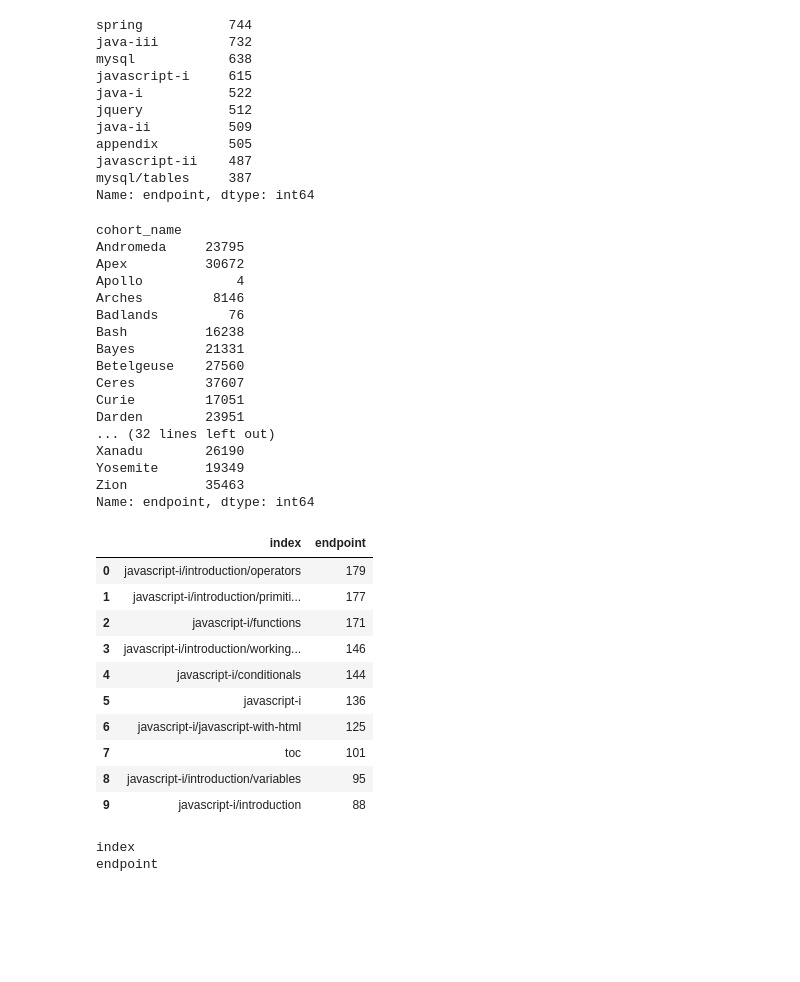
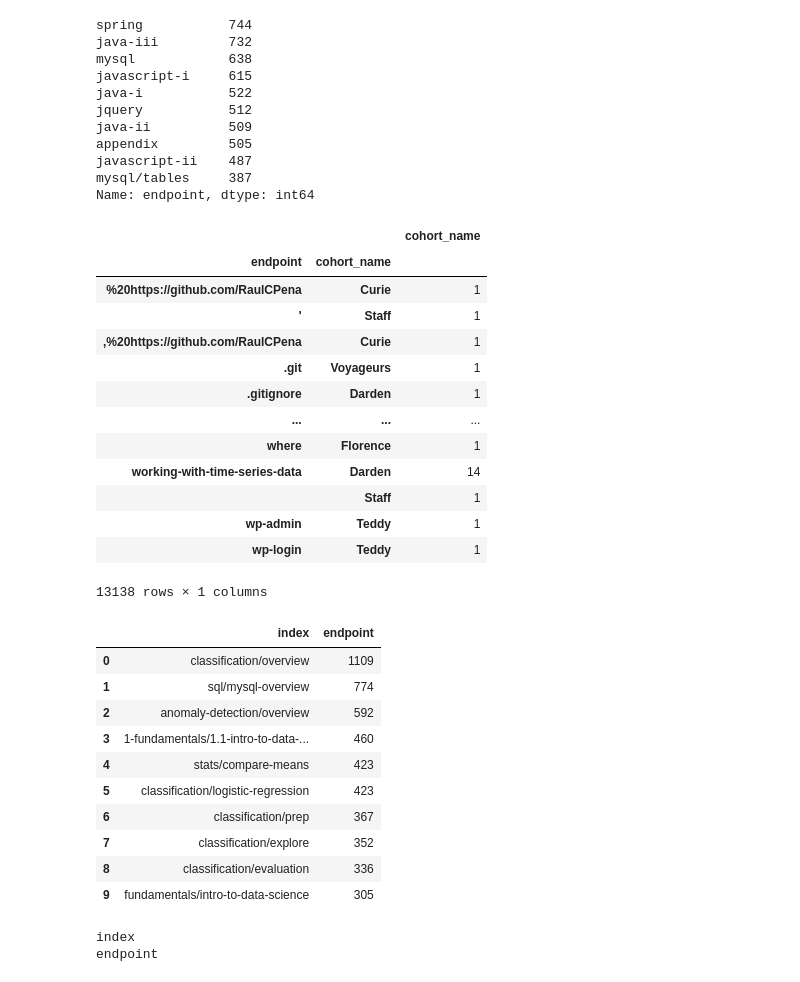
Before and after one commit to anomaly-detection-mini-project/anomaly-detection-project, a Jupyter notebook: anomaly-detection-mini-project.ipynb, the cells around one changed output. Drawn from its saved outputs; the diff is of its cells as text; code cells hidden in the pictures; blank space fills up the shorter version.

```diff
--- a/anomaly-detection-mini-project.ipynb
+++ b/anomaly-detection-mini-project.ipynb
@@ -173,37 +180,34 @@ javascript-ii    487
 mysql/tables     387
 Name: endpoint, dtype: int64
 # %%
-df_dw.groupby('cohort_name').endpoint.count()
+df_dw.groupby('endpoint').cohort_name.value_counts().to_frame()
 # %% [output]
+|  |  | cohort_name |
+| endpoint | cohort_name |  |
+| %20https://github.com/RaulCPena | Curie | 1 |
+| ' | Staff | 1 |
+| ,%20https://github.com/RaulCPena | Curie | 1 |
+| .git | Voyageurs | 1 |
+| .gitignore | Darden | 1 |
+| ... | ... | ... |
+| where | Florence | 1 |
+| working-with-time-series-data | Darden | 14 |
+|  | Staff | 1 |
+| wp-admin | Teddy | 1 |
+| wp-login | Teddy | 1 |
-cohort_name
-Andromeda     23795
-Apex          30672
-Apollo            4
-Arches         8146
-Badlands         76
-Bash          16238
-Bayes         21331
-Betelgeuse    27560
-Ceres         37607
-Curie         17051
-Darden        23951
-... (32 lines left out)
-Xanadu        26190
-Yosemite      19349
-Zion          35463
-Name: endpoint, dtype: int64
+13138 rows × 1 columns
 # %%
-df_dw[df_dw['cohort_name'] == cohort].endpoint.value_counts().head(10).to_frame().reset_index()
+df_dw[df_dw['cohort_name'] == 'Darden'].endpoint.value_counts().head(10).to_frame().reset_index()
 # %% [output]
 |  | index | endpoint |
-| 0 | javascript-i/introduction/operators | 179 |
-| 1 | javascript-i/introduction/primiti... | 177 |
-| 2 | javascript-i/functions | 171 |
-| 3 | javascript-i/introduction/working... | 146 |
-| 4 | javascript-i/conditionals | 144 |
-| 5 | javascript-i | 136 |
-| 6 | javascript-i/javascript-with-html | 125 |
-| 7 | toc | 101 |
-| 8 | javascript-i/introduction/variables | 95 |
-| 9 | javascript-i/introduction | 88 |
+| 0 | classification/overview | 1109 |
+| 1 | sql/mysql-overview | 774 |
+| 2 | anomaly-detection/overview | 592 |
+| 3 | 1-fundamentals/1.1-intro-to-data-... | 460 |
+| 4 | stats/compare-means | 423 |
+| 5 | classification/logistic-regression | 423 |
+| 6 | classification/prep | 367 |
+| 7 | classification/explore | 352 |
+| 8 | classification/evaluation | 336 |
+| 9 | fundamentals/intro-to-data-science | 305 |
 # %%
```
Also changed, not shown: parts of 15 cells of this notebook.
